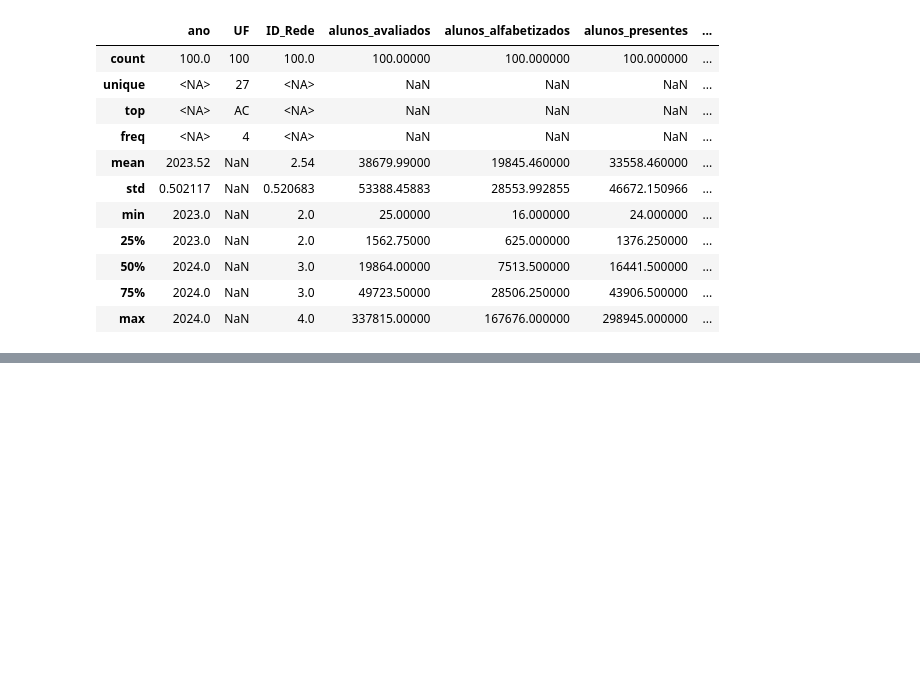
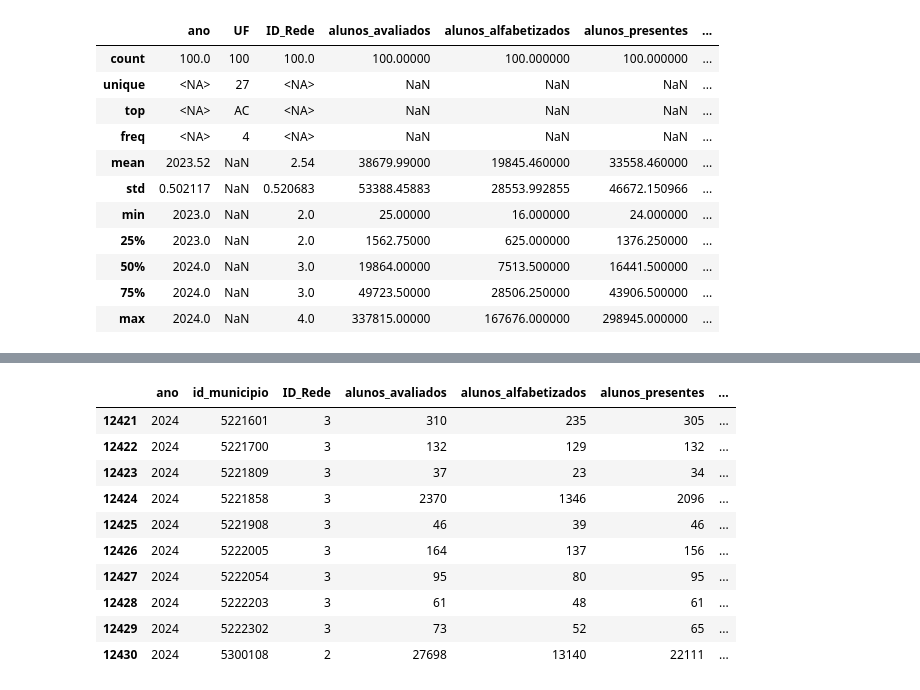
Before and after one commit to IcaroBedinotto-bed/tech-challenge-fase3, a Jupyter notebook: notebooks/01_explocarao_gold.ipynb, the cells around one changed output, grey strips where cells are left out. Saved outputs shown, nothing was run; the diff lists cells and outputs as text; code cells hidden in the pictures; blank space fills up the shorter version.

```diff
--- a/notebooks/01_explocarao_gold.ipynb
+++ b/notebooks/01_explocarao_gold.ipynb
@@ -284,0 +311,14 @@ df_fact_uf.describe(include="all")
+# %%
+df_fact_municipio.tail(10)
+# %% [output]
+|  | ano | id_municipio | ID_Rede | alunos_avaliados | alunos_alfabetizados | alunos_presentes | ... |
+| 12421 | 2024 | 5221601 | 3 | 310 | 235 | 305 | ... |
+| 12422 | 2024 | 5221700 | 3 | 132 | 129 | 132 | ... |
+| 12423 | 2024 | 5221809 | 3 | 37 | 23 | 34 | ... |
+| 12424 | 2024 | 5221858 | 3 | 2370 | 1346 | 2096 | ... |
+| 12425 | 2024 | 5221908 | 3 | 46 | 39 | 46 | ... |
+| 12426 | 2024 | 5222005 | 3 | 164 | 137 | 156 | ... |
+| 12427 | 2024 | 5222054 | 3 | 95 | 80 | 95 | ... |
+| 12428 | 2024 | 5222203 | 3 | 61 | 48 | 61 | ... |
+| 12429 | 2024 | 5222302 | 3 | 73 | 52 | 65 | ... |
+| 12430 | 2024 | 5300108 | 2 | 27698 | 13140 | 22111 | ... |
```
Also changed, not shown: parts of 29 cells of this notebook, 2 other files.
